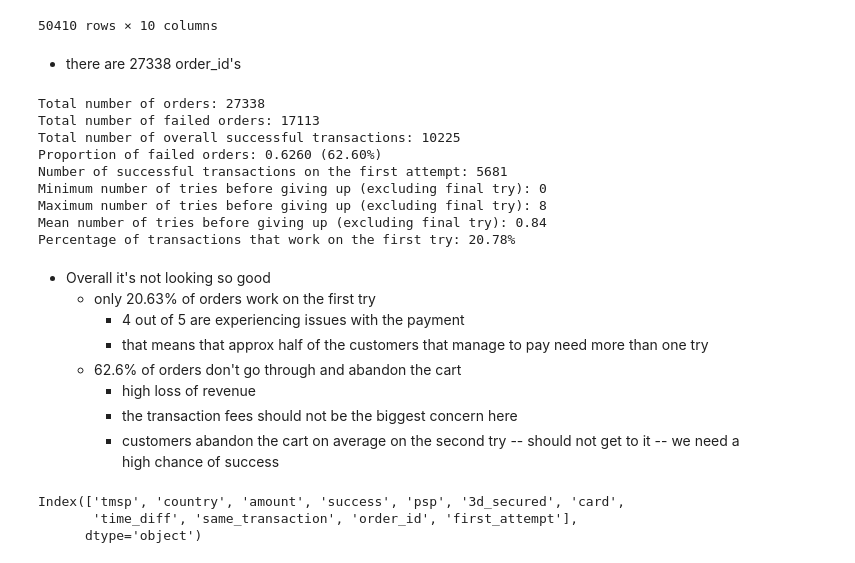
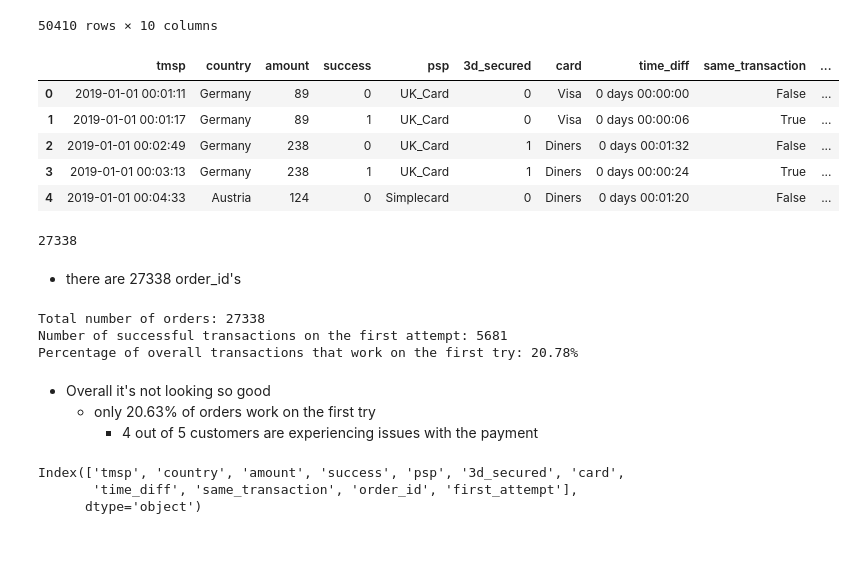
Before and after one commit to jeaend/payment_routing_optimizer, a Jupyter notebook: notebooks/02_purchase_and_cost_analysis.ipynb, the cells around one changed output. Cells and saved outputs as stored; diff of their text form; code cells hidden in the pictures.

```diff
--- a/notebooks/02_purchase_and_cost_analysis.ipynb
+++ b/notebooks/02_purchase_and_cost_analysis.ipynb
@@ -57,73 +64,48 @@ display(df_transaction)
 | 50408 | 2019-02-28 23:47:36 | Austria | 91 | 0 | UK_Card | 0 | Master | 0 days 00:00:32 | True | ... |
 | 50409 | 2019-02-28 23:48:19 | Austria | 91 | 1 | Moneycard | 0 | Master | 0 days 00:00:43 | True | ... |
 50410 rows × 10 columns
+# %%
+# Added order_id bc of pointer, as expected
+df.head()
+# %% [output]
+|  | tmsp | country | amount | success | psp | 3d_secured | card | time_diff | same_transaction | ... |
+| 0 | 2019-01-01 00:01:11 | Germany | 89 | 0 | UK_Card | 0 | Visa | 0 days 00:00:00 | False | ... |
+| 1 | 2019-01-01 00:01:17 | Germany | 89 | 1 | UK_Card | 0 | Visa | 0 days 00:00:06 | True | ... |
+| 2 | 2019-01-01 00:02:49 | Germany | 238 | 0 | UK_Card | 1 | Diners | 0 days 00:01:32 | False | ... |
+| 3 | 2019-01-01 00:03:13 | Germany | 238 | 1 | UK_Card | 1 | Diners | 0 days 00:00:24 | True | ... |
+| 4 | 2019-01-01 00:04:33 | Austria | 124 | 0 | Simplecard | 0 | Diners | 0 days 00:01:20 | False | ... |
+# %%
+total_orders = df['order_id'].nunique()
+total_orders
+# %% [output]
+27338
 # %% [markdown]
 - there are 27338 order_id's
 # %%
-# total_orders
+# Total orders
 total_orders = df['order_id'].nunique()
 
 # Group by order_id and calculate the max success for each order
 order_success = df.groupby('order_id')['success'].max()
 
-# total_failed_orders
-failed_orders = order_success[order_success == 0].index
-failed_orders_df = df[df['order_id'].isin(failed_orders)]
-total_failed_orders = failed_orders_df['order_id'].nunique()
-
-# total_success_orders_df
-success_orders = order_success[order_success == 1].index
-success_orders_df = df[df['order_id'].isin(success_orders)]
-total_success_orders_df = success_orders_df['order_id'].nunique()
-
-# failed_proportion
-failed_proportion = total_failed_orders / total_orders
-failed_proportion_percentage = failed_proportion * 100
-
-# failed_orders_tries_before_giving_up
-failed_orders_tries_before_giving_up = failed_orders_df.groupby('order_id').size() - 1
-
-# calculate the min, max, and mean number of tries before giving up (excluding the final attempt)
-min_tries_before_giving_up = failed_orders_tries_before_giving_up.min()
-max_tries_before_giving_up = failed_orders_tries_before_giving_up.max()
-mean_tries_before_giving_up = failed_orders_tries_before_giving_up.mean()
-
-# successful_first_attempts
+# Successful first attempts
 df['first_attempt'] = df.groupby('order_id')['tmsp'].transform('min') == df['tmsp']
 successful_first_attempts = df[df['first_attempt']]['success'].sum()
 
-# percentage_first_try_success
+# Percentage of transactions that work on the first try
 percentage_first_try_success = (successful_first_attempts / total_orders) * 100
 
 print(f"Total number of orders: {total_orders}")
-print(f"Total number of failed orders: {total_failed_orders}")
-print(f"Total number of overall successful transactions: {total_success_orders_df}")
-print(f"Proportion of failed orders: {failed_proportion:.4f} ({failed_proportion_percentage:.2f}%)")
 print(f"Number of successful transactions on the first attempt: {successful_first_attempts}")
-print(f"Minimum number of tries before giving up (excluding final try): {min_tries_before_giving_up}")
-print(f"Maximum number of tries before giving up (excluding final try): {max_tries_before_giving_up}")
-print(f"Mean number of tries before giving up (excluding final try): {mean_tries_before_giving_up:.2f}")
-print(f"Percentage of transactions that work on the first try: {percentage_first_try_success:.2f}%")
+print(f"Percentage of overall transactions that work on the first try: {percentage_first_try_success:.2f}%")
 # %% [output]
 Total number of orders: 27338
-Total number of failed orders: 17113
-Total number of overall successful transactions: 10225
-Proportion of failed orders: 0.6260 (62.60%)
 Number of successful transactions on the first attempt: 5681
-Minimum number of tries before giving up (excluding final try): 0
-Maximum number of tries before giving up (excluding final try): 8
-Mean number of tries before giving up (excluding final try): 0.84
-Percentage of transactions that work on the first try: 20.78%
+Percentage of overall transactions that work on the first try: 20.78%
 # %% [markdown]
 - Overall it's not looking so good
     - only 20.63% of orders work on the first try
-        - 4 out of 5 are experiencing issues with the payment
-        - that means that approx half of the customers that manage to pay need more than one try
-    - 62.6% of orders don't go through and abandon the cart
-        - high loss of revenue
-        - the transaction fees should not be the biggest concern here
-        - customers abandon the cart on average on the second try
-        -- should not get to it -- we need a high chance of success
+        - 4 out of 5 customers are experiencing issues with the payment
 # %%
 # clean up datafram
 display(df.columns)
```
Also changed, not shown: parts of 20 cells of this notebook, 2 other files.
